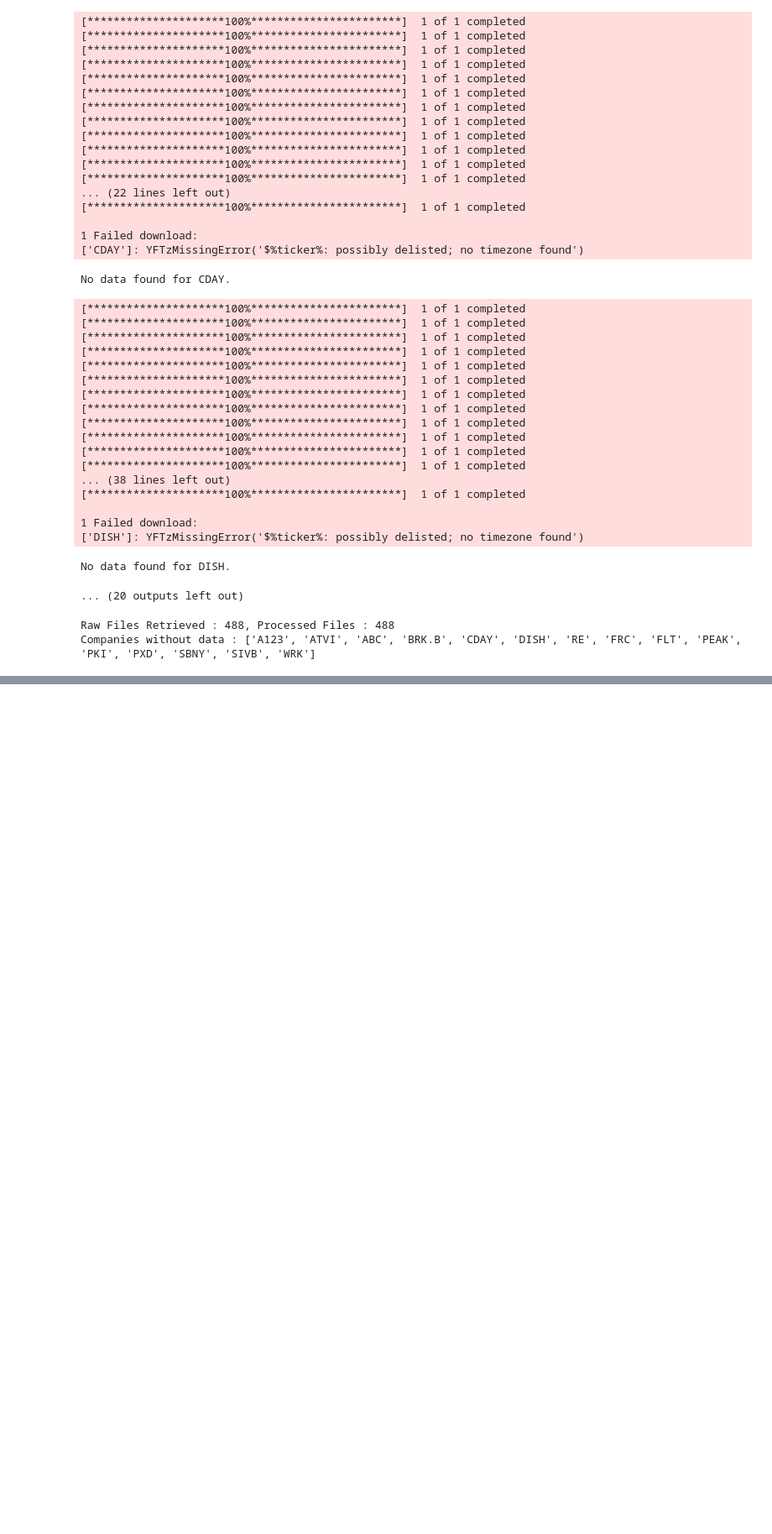
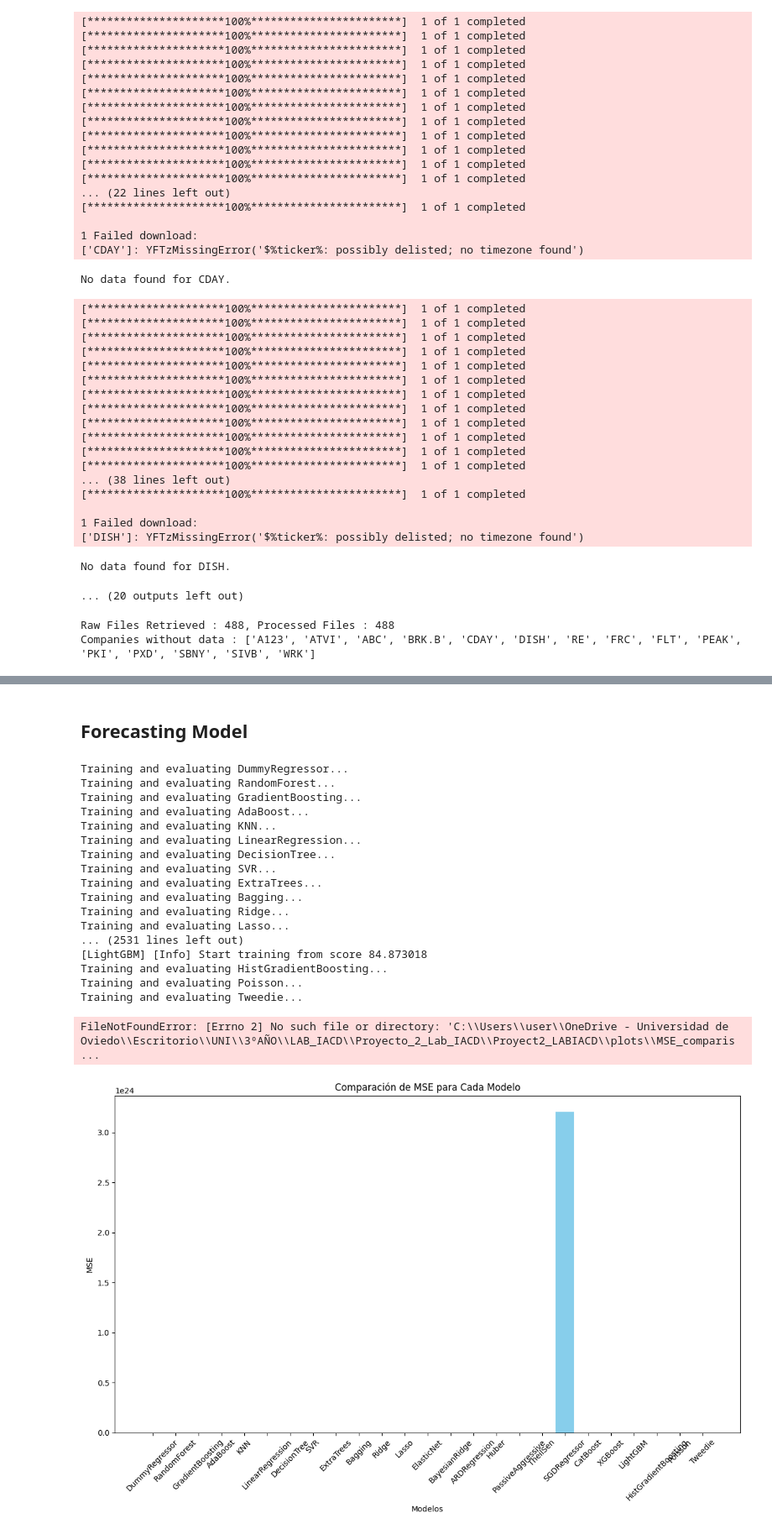
Before and after one commit to alfredofdlv/Proyect2_LABIACD, a Jupyter notebook: Notebook.ipynb, the cells around one changed output, grey strips where cells are left out. Shown: that part at 84% size. Saved outputs shown, nothing was run; the diff lists cells and outputs as text; code cells hidden in the pictures; blank space fills up the shorter version.

```diff
--- a/Notebook.ipynb
+++ b/Notebook.ipynb
@@ -404,0 +508,78 @@ print(predictions)
+# %% [markdown]
+## Forecasting Model
+# %%
+# Crear el modelo de Gradient Boosting (XGBoost)
+metrics={
+    'MSE':[]
+    ,'MAE':[]
+    ,'RMSE':[]
+    ,'R2':[]
+    ,'MAPE':[]
+}
+
+models = {
+    'DummyRegressor': MultiOutputRegressor(DummyRegressor()),  # Baseline sin ningún ajuste
+    'RandomForest': MultiOutputRegressor(RandomForestRegressor(n_jobs=1, max_depth=3, n_estimators=50)),  # Reducimos la profundidad máxima y el número de estimadores
+    'GradientBoosting': MultiOutputRegressor(GradientBoostingRegressor(max_depth=3, n_estimators=50)),  # Reducimos la profundidad máxima y el número de estimadores
+    'AdaBoost': MultiOutputRegressor(AdaBoostRegressor(n_estimators=50)),  # Reducimos el número de estimadores
+    'KNN': MultiOutputRegressor(KNeighborsRegressor(n_neighbors=5, n_jobs=1)),  # Reducimos el número de vecinos
+    'LinearRegression': MultiOutputRegressor(LinearRegression(n_jobs=1)),  # Sin cambios (es un modelo simple por defecto)
+    'DecisionTree': MultiOutputRegressor(DecisionTreeRegressor(max_depth=4)),  # Reducimos la profundidad máxima
+    'SVR': MultiOutputRegressor(SVR(C=0.5)),  # Reducimos el valor de C para limitar la complejidad
+    # 'GaussianProcess': MultiOutputRegressor(GaussianProcessRegressor(alpha=1e-1)),  # Aumentamos alpha para agregar regularización
+    'ExtraTrees': MultiOutputRegressor(ExtraTreesRegressor(n_jobs=1, max_depth=4, n_estimators=50)),  # Reducimos la profundidad máxima y el número de estimadores
+    'Bagging': MultiOutputRegressor(BaggingRegressor(n_jobs=1, n_estimators=20)),  # Reducimos el número de estimadores
+    'Ridge': MultiOutputRegressor(Ridge(alpha=1.0)),  # Establecemos alpha para controlar la regularización
+    'Lasso': MultiOutputRegressor(Lasso(alpha=0.1)),  # Establecemos alpha para limitar la complejidad
+    'ElasticNet': MultiOutputRegressor(ElasticNet(alpha=0.1, l1_ratio=0.5)),  # Reducimos alpha y ajustamos l1_ratio
+    'BayesianRidge': MultiOutputRegressor(BayesianRidge()),  # Sin cambios (modelo simple por defecto)
+    'ARDRegression': MultiOutputRegressor(ARDRegression(alpha_1=1e-6, alpha_2=1e-6)),  # Aumentamos los valores de alpha para mayor regularización
+    'Huber': MultiOutputRegressor(HuberRegressor(alpha=0.1)),  # Establecemos alpha para controlar la regularización
+    'PassiveAggressive': MultiOutputRegressor(PassiveAggressiveRegressor(C=0.5, max_iter=100)),  # Reducimos C y limitamos el número de iteraciones
+    'TheilSen': MultiOutputRegressor(TheilSenRegressor(n_jobs=1, max_subpopulation=1000)),  # Limitamos el tamaño de la subpoblación
+    'SGDRegressor': MultiOutputRegressor(SGDRegressor(alpha=0.01, max_iter=1000)),  # Reducimos el número de iteraciones y ajustamos alpha
+    'CatBoost': CatBoostRegressor(thread_count=1, loss_function='MultiRMSE', depth=4, iterations=50),  # Reducimos la profundidad y el número de iteraciones
+    'XGBoost': XGBRegressor(n_jobs=1, objective='reg:squarederror', max_depth=4, n_estimators=50),  # Reducimos la profundidad y el número de estimadores
+    'LightGBM': MultiOutputRegressor(LGBMRegressor(n_jobs=1, objective='regression_l2')),  # Adaptar para multisalida
+    'HistGradientBoosting': MultiOutputRegressor(HistGradientBoostingRegressor(max_iter=50, max_depth=4)),  # Reducimos el número de iteraciones y la profundidad
+    'Poisson': MultiOutputRegressor(PoissonRegressor(alpha=1.0, max_iter=100)),  # Aumentamos alpha y limitamos el número de iteraciones
+    'Tweedie': MultiOutputRegressor(TweedieRegressor(alpha=1.0, max_iter=100))  # Aumentamos alpha y limitamos el número de iteraciones
+}
+
+metrics_df = pd.DataFrame(columns=metrics, index=models.keys())
+for name, model in models.items():
+    print(f"Training {name}...")
+
+    model.fit(X_train, y_train)
+    predictions = model.predict(X_test)  # Salida: un vector de 30 precios para las 500 acciones
+    # Calcular métricas de evaluación
+    print(' and evaluating ')
+    mse = mean_squared_error(y_test, predictions)
+    rmse = np.sqrt(mse)
+    mae = mean_absolute_error(y_test, predictions)
+    r2 = r2_score(y_test, predictions)
+    mape = mean_absolute_percentage_error(y_test, predictions)
+
+    metrics_df.loc[name] = [mse, rmse, mae, r2, mape]
+
+display(metrics_df.sort_values(by=['RMSE','MAPE'],ascending=True))
+# %% [output]
+Training and evaluating DummyRegressor...
+Training and evaluating RandomForest...
+Training and evaluating GradientBoosting...
+Training and evaluating AdaBoost...
+Training and evaluating KNN...
+Training and evaluating LinearRegression...
+Training and evaluating DecisionTree...
+Training and evaluating SVR...
+Training and evaluating ExtraTrees...
+Training and evaluating Bagging...
+Training and evaluating Ridge...
+Training and evaluating Lasso...
+... (2531 lines left out)
+[LightGBM] [Info] Start training from score 84.873018
+Training and evaluating HistGradientBoosting...
+Training and evaluating Poisson...
+Training and evaluating Tweedie...
+FileNotFoundError: [Errno 2] No such file or directory: 'C:\\Users\\user\\OneDrive - Universidad de Oviedo\\Escritorio\\UNI\\3ºAÑO\\LAB_IACD\\Proyecto_2_Lab_IACD\\Proyect2_LABIACD\\plots\\MSE_comparis ...
+[figure, added]
```
Also changed, not shown: parts of 35 cells of this notebook, 1 other file.
